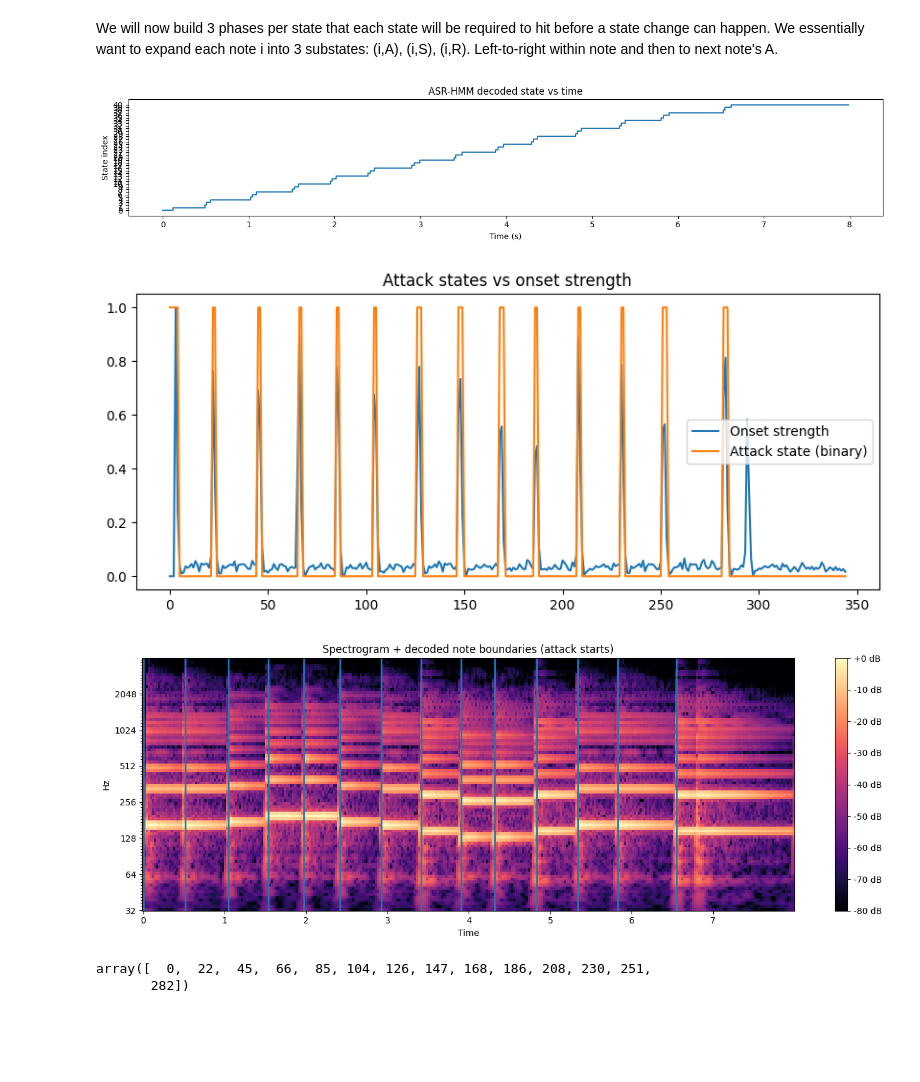
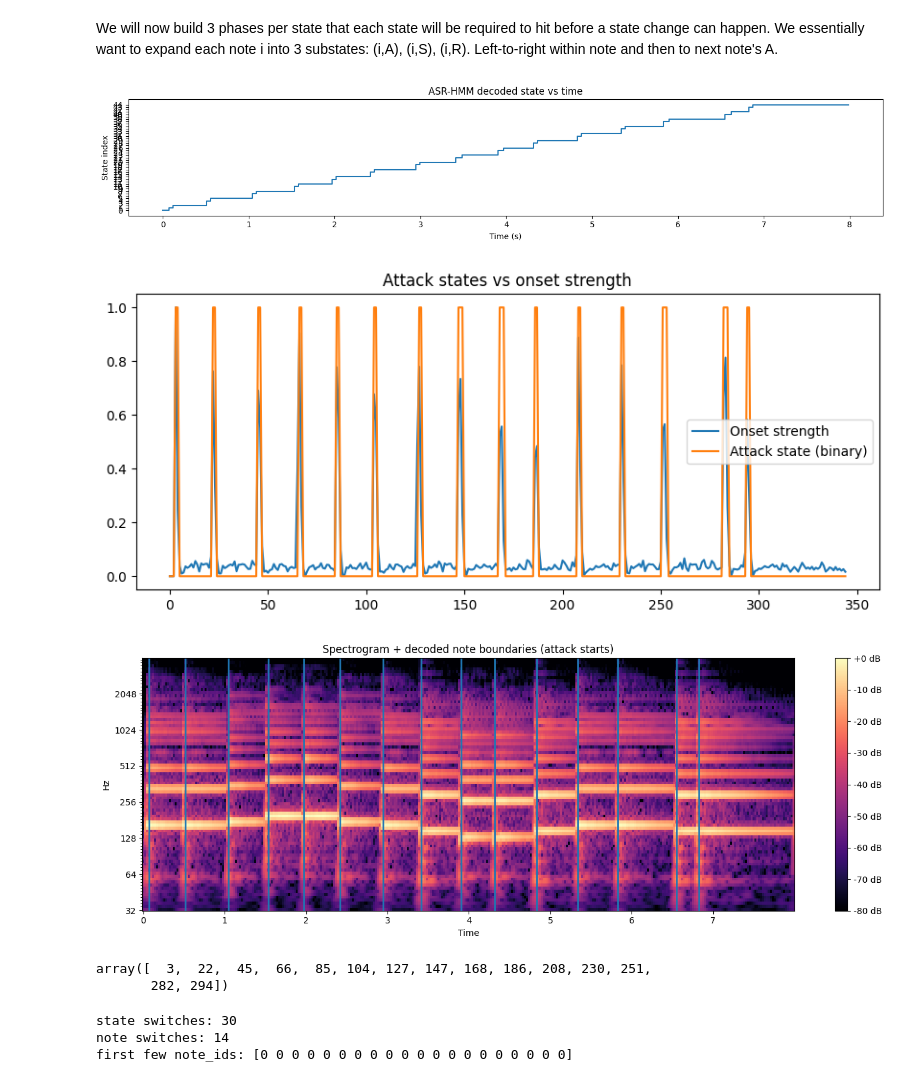
Before and after one commit to schakk34/piano_accuracy, a Jupyter notebook: HMM.ipynb, the cells around one changed output. Drawn from its saved outputs; the diff is of its cells as text; code cells hidden in the pictures; blank space fills up the shorter version.

Commit message:
fixed last note ignorance (tweaked params)

```diff
--- a/HMM.ipynb
+++ b/HMM.ipynb
@@ -434,14 +434,20 @@ We will now build 3 phases per state that each state will be required to hit bef
 # %%
 PHASES = ["A", "S", "R"]  # Attack, Sustain, Release/GAP
 
-def build_ASR_states(pitches, beats, bpm_ref, dt_ms, frac_attack=0.15, frac_release=0.15, min_A=2, min_S=4, min_R=2, end_selfloop=True):
+def build_ASR_states(pitches, beats, bpm_ref, dt_ms, frac_attack=0.15, frac_release=0.15, min_A=2, min_S=4, min_R=2, end_selfloop=True, p_start_to_first=0.02, T_total=None, tempo_slack=1.02):
     assert len(pitches) == len(beats)
-    ms_per_beat = 60000.0 / bpm_ref
-    frames_per_beat = ms_per_beat / dt_ms
+
+    if T_total is not None:
+        total_beats = float(np.sum(beats))
+        frames_per_beat = (T_total / max(1e-9, total_beats)) * tempo_slack
+    else:
+        ms_per_beat = 60000.0 / bpm_ref
+        frames_per_beat = (ms_per_beat / dt_ms)
+
     states = []
     note_steps = []
 
-    for i, (m, dur_beats) in enumerate(zip(pitches, beats)):
+    for dur_beats in beats:
         Tn = max(1, int(round(dur_beats * frames_per_beat)))
         note_steps.append(Tn)
 
@@ -453,14 +459,25 @@ def build_ASR_states(pitches, beats, bpm_ref, dt_ms, frac_attack=0.15, frac_rele
         for ph, Td in zip(PHASES, [Ta, Ts, Tr]):
             states.append({"note_idx": i, "pitch": midi, "phase": ph, "dur_steps": Td})
 
+    start_idx = None
+    start_state = {"note_idx": -1, "pitch": None, "phase": "START", "dur_steps": None}
+    states = [start_state] + states
+    start_idx = 0
+
     S = len(states)
     A = np.zeros((S, S), float)
 
     def idx(i_note, phase):
         base = 3 * i_note
-        return base + PHASES.index(phase)
+        return base + PHASES.index(phase) + 1
 
     N = len(pitches)
+
+    first_attack = idx(0, "A")          # shifted index
+    A[start_idx, start_idx] = 1.0 - p_start_to_first
+    A[start_idx, first_attack] = p_start_to_first
+
+
     for i_note in range(N):
         a = idx(i_note, "A")
         s = idx(i_note, "S")
@@ -477,6 +494,11 @@ def build_ASR_states(pitches, beats, bpm_ref, dt_ms, frac_attack=0.15, frac_rele
         if i_note < N - 1:
             a_next = idx(i_note + 1, "A")
             set_geometric(r, a_next, states[r]["dur_steps"])  # R -> next A
+            A[s, a_next] = max(A[s, a_next], 0.05)
+            A[s, s] = max(0.0, 1.0 - A[s, a_next])
+
+            A[r, a_next] = max(A[r, a_next], 0.05)
+            A[r, r] = max(0.0, 1.0 - A[r, a_next])
         else:
             # last note: optionally self-loop forever at R
             if end_selfloop:
@@ -485,7 +507,7 @@ def build_ASR_states(pitches, beats, bpm_ref, dt_ms, frac_attack=0.15, frac_rele
                 A[r, r] = 1.0
 
     pi = np.zeros(S, float)
-    pi[0] = 1.0  # start at note0 attack
+    pi[start_idx] = 1.0
 
     return states, A, pi
 # %%
@@ -607,35 +627,37 @@ def extract_note_boundaries_from_path(path, states):
 # %%
 mp3_path = "practiceode.mp3"
 hop_length = 512
 C, y, sr = mp3_to_cqt_db(mp3_path, sr=sr, hop_length=hop_length)
 bpm_ref = 120
 dt_ms = dt_ms_from_cqt(sr, hop_length)
 
 states3, A3, pi3 = build_ASR_states(
     ode15, beats, bpm_ref, dt_ms,
     frac_attack=0.15, frac_release=0.15,
-    min_A=1, min_S=3, min_R=1
+    min_A=1, min_S=3, min_R=1, p_start_to_first=0.02,
+    T_total=C.shape[1],
+    tempo_slack=1.02
 )
 
 S = len(states3)
 is_attack = np.array([st["phase"] == "A" for st in states3], dtype=bool)
 
 TPL3 = build_ASR_templates(states3, fmin=fmin, n_bins=C.shape[0], bins_per_octave=12, window=1)
 on01 = onset_strength_envelope(y, sr, hop_length)
 
 B3, scores3 = emissions_ASR(
     C, TPL3, on01, states3,
     scale_pitch=2.0,
     w_attack_onset=2.5,
     w_sustain_onset=-0.3,
     w_release_onset=-1.0,
     w_release_energy=-0.6
 )
 
 path3, dp3 = viterbi_ASR(A3, pi3, B3, on01=on01, is_attack=is_attack, bonus=5.0)
 plot_state_path(path3, sr, hop_length, title="ASR-HMM decoded state vs time")
 # %% [output]
-[figure, old version]
+[figure, new version]
 # %%
 attack_states = [i for i, s in enumerate(states3) if s["phase"] == "A"]
 
@@ -648,7 +670,7 @@ plt.legend()
 plt.title("Attack states vs onset strength")
 plt.show()
 # %% [output]
-[figure, old version]
+[figure, new version]
 # %%
 def plot_spec_with_attack_boundaries(
     C, sr, hop_length,
@@ -691,6 +713,6 @@ boundary_frames = plot_spec_with_attack_boundaries(
 )
 boundary_frames
 # %% [output]
-[figure, old version]
+[figure, new version]
-array([  0,  22,  45,  66,  85, 104, 126, 147, 168, 186, 208, 230, 251,
-       282])
+array([  3,  22,  45,  66,  85, 104, 127, 147, 168, 186, 208, 230, 251,
+       282, 294])
@@ -696,0 +730,13 @@ array([  0,  22,  45,  66,  85, 104, 126, 147, 168, 186, 208, 230, 251,
+# %%
+state_switches = np.sum(path3[1:] != path3[:-1])
+
+b, note_ids = note_boundaries_from_path(path3, states3)
+note_switches = len(b)
+
+print("state switches:", state_switches)
+print("note switches:", note_switches)
+print("first few note_ids:", note_ids[:20])
+# %% [output]
+state switches: 30
+note switches: 14
+first few note_ids: [0 0 0 0 0 0 0 0 0 0 0 0 0 0 0 0 0 0 0 0]
```
Also changed, not shown: parts of 3 cells of this notebook.
